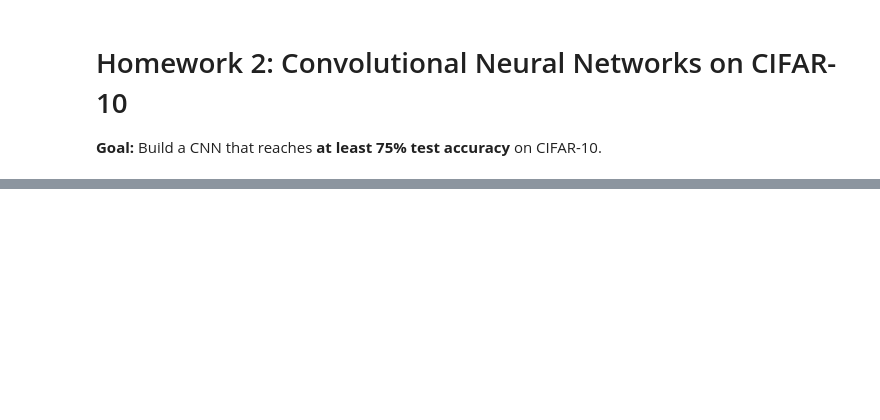
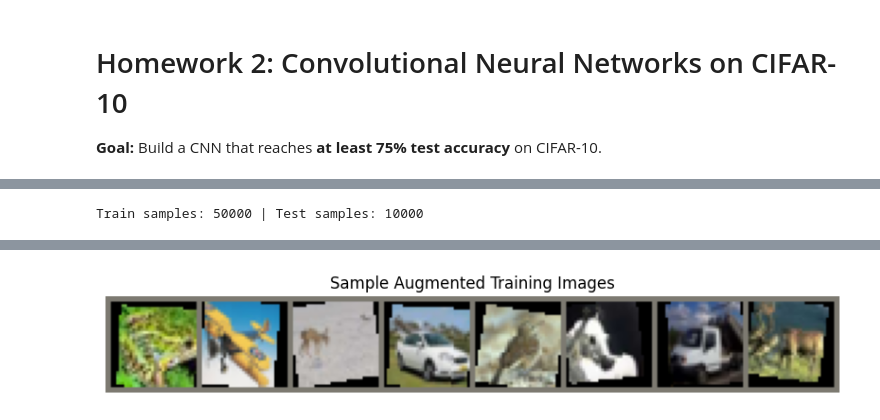
Before and after one commit to bberrium/Picsart-Academy, a Jupyter notebook: Phase 3/DL/notebooks/Anahit_Mkrtumyan_HW2.ipynb, the cells around one changed output, grey strips where cells are left out. Drawn from its saved outputs; the diff is of its cells as text; code cells hidden in the pictures; blank space fills up the shorter version.

Commit message:
add augmentations

```diff
--- a/Phase 3/DL/notebooks/Anahit_Mkrtumyan_HW2.ipynb
+++ b/Phase 3/DL/notebooks/Anahit_Mkrtumyan_HW2.ipynb
@@ -23,8 +25,14 @@ torchvision.datasets.CIFAR10.url = "https://data.brainchip.com/dataset-mirror/ci
 # Standard CIFAR-10 normalization stats
 stats = ((0.4914, 0.4822, 0.4465), (0.2023, 0.1994, 0.2010))
 
-# Augmented transforms used for training
-transform_train = transforms.Compose([
+# 1. Baseline transforms (no augmentation)
+transform_baseline = transforms.Compose([
+    transforms.ToTensor(),
+    transforms.Normalize(*stats),
+])
+
+# 2. Augmented transforms used for the augmented experiment
+transform_augmented = transforms.Compose([
     transforms.RandomCrop(32, padding=4),       # padding preserves size after crop
     transforms.RandomHorizontalFlip(),          # 50% chance to flip
     transforms.RandomRotation(10),              # slight rotation
@@ -32,6 +40,7 @@ transform_train = transforms.Compose([
     transforms.Normalize(*stats),
 ])
 
+# Test transforms (never augmented)
 transform_test = transforms.Compose([
     transforms.ToTensor(),
     transforms.Normalize(*stats),
@@ -39,30 +48,44 @@ transform_test = transforms.Compose([
 
 batch_size = 128
 
-trainset = torchvision.datasets.CIFAR10(root='./data', train=True,
-                                         download=True, transform=transform_train)
-trainloader = torch.utils.data.DataLoader(trainset, batch_size=batch_size,
-                                           shuffle=True, num_workers=2)
+# Baseline train loader
+trainset_base = torchvision.datasets.CIFAR10(root='./data', train=True,
+                                               download=True, transform=transform_baseline)
+trainloader_base = torch.utils.data.DataLoader(trainset_base, batch_size=batch_size,
+                                                 shuffle=True, num_workers=2)
 
+# Augmented train loader
+trainset_aug = torchvision.datasets.CIFAR10(root='./data', train=True,
+                                             download=True, transform=transform_augmented)
+trainloader_aug = torch.utils.data.DataLoader(trainset_aug, batch_size=batch_size,
+                                               shuffle=True, num_workers=2)
+
+# Test loader
 testset = torchvision.datasets.CIFAR10(root='./data', train=False,
                                         download=True, transform=transform_test)
 testloader = torch.utils.data.DataLoader(testset, batch_size=batch_size,
                                           shuffle=False, num_workers=2)
 
 classes = ('plane', 'car', 'bird', 'cat', 'deer', 'dog', 'frog', 'horse', 'ship', 'truck')
-print(f"Train samples: {len(trainset)} | Test samples: {len(testset)}")
+print(f"Train samples (base): {len(trainset_base)} | Train samples (aug): {len(trainset_aug)} | Test samples: {len(testset)}")
+# %% [output]
+Train samples: 50000 | Test samples: 10000
 # %%
+mean = torch.tensor(stats[0]).view(3, 1, 1)
+std = torch.tensor(stats[1]).view(3, 1, 1)
+
 def imshow(img, title=None):
-    img = img / 2 + 0.5  # unnormalize
+    img = img * std + mean  # unnormalize
     npimg = img.numpy()
     plt.imshow(np.transpose(npimg, (1, 2, 0)))
     if title:
         plt.title(title)
     plt.axis('off')
 
-dataiter = iter(trainloader)
+dataiter = iter(trainloader_aug)
 images, labels = next(dataiter)
 
 plt.figure(figsize=(10, 4))
 imshow(torchvision.utils.make_grid(images[:8]), title="Sample Augmented Training Images")
 plt.show()
+# %% [output]
@@ -69,2 +93,3 @@ plt.show()
+[figure, added]
 # %%
 class DeepCNN(nn.Module):
```
Also changed, not shown: parts of 7 cells of this notebook.
